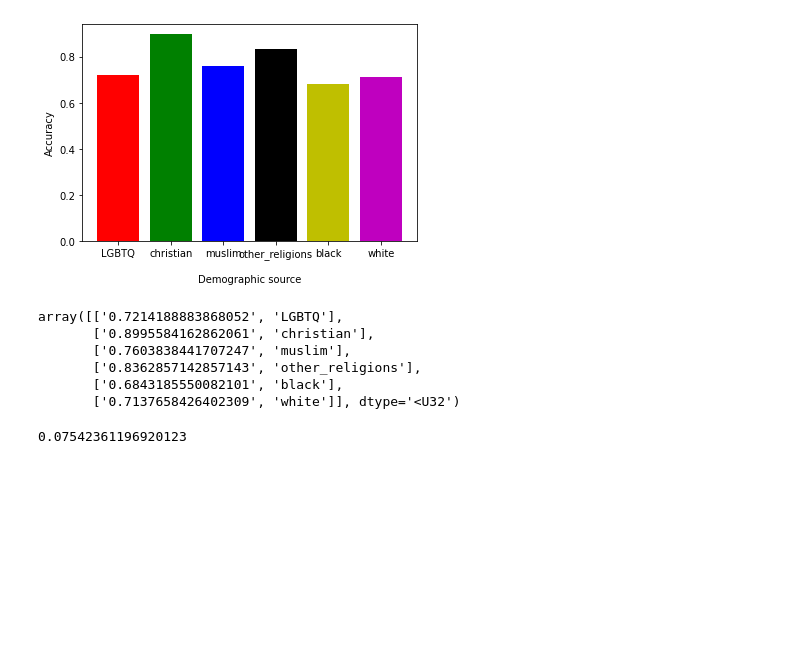
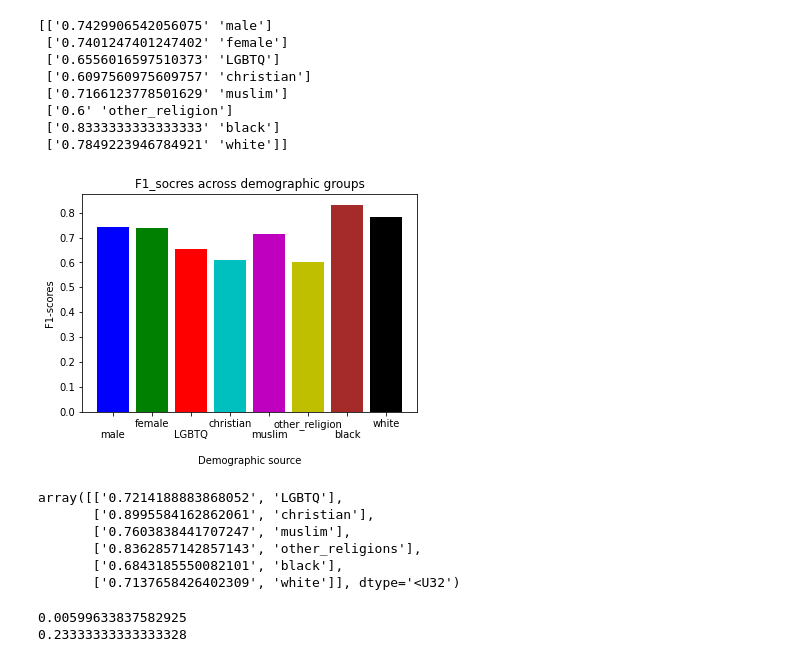
Before and after one commit to ramuld12/bachelorThesis, a Jupyter notebook: Baselines/BaselineClassifier.ipynb, the cells around one changed output. Drawn from its saved outputs; the diff is of its cells as text; code cells hidden in the pictures; blank space fills up the shorter version.

Commit message:
baselines

```diff
--- a/Baselines/BaselineClassifier.ipynb
+++ b/Baselines/BaselineClassifier.ipynb
@@ -13,9 +14,9 @@ def CleanText(text):
     text = np.array(text, dtype="float64")
     return text
 # %%
-df = pd.read_csv("../CSVFiles/all_data_with_identitiesEmbedded.csv")
+df = pd.read_csv("../CSVFiles/small50000DomainDataBertweetEmbedded.csv")
 # %%
-df = df.loc[:, ["comment_text", "split", "toxicity", "male", "female", "LGBTQ", "christian", "muslim", "other_religions", "black", "white"]]
+df = df.loc[:, ["comment_text", "split", "toxicity", "male", "female", "LGBTQ", "christian", "muslim", "other_religion", "black", "white"]]
 df['comment_text'] = df['comment_text'].apply(lambda text: CleanText(text))
 
 df['toxicity'] = df['toxicity'].apply(lambda text: np.round(text >= 0.5))
@@ -24,7 +25,7 @@ df['female'] = df['female'].apply(lambda x: np.round(x>=0.5))
 df['LGBTQ'] = df['LGBTQ'].apply(lambda x: np.round(x>=0.5))
 df['christian'] = df['christian'].apply(lambda x: np.round(x>=0.5))
 df['muslim'] = df['muslim'].apply(lambda x: np.round(x>=0.5))
-df['other_religions'] = df['other_religions'].apply(lambda x: np.round(x>=0.5))
+df['other_religion'] = df['other_religion'].apply(lambda x: np.round(x>=0.5))
 df['black'] = df['black'].apply(lambda x: np.round(x>=0.5))
 df['white'] = df['white'].apply(lambda x: np.round(x>=0.5))
 # %%
@@ -133,11 +144,10 @@ class AdalineGD():
         return self
 # %%
-model = AdalineGD(learning_rate = 0.0001, n_iter = 1000)
+model = AdalineGD(learning_rate = 0.1, n_iter = 5000)
 
 model.fit(X_train, Y_train, X_val, Y_val)
 
 predictions = model.predict(X_test)
-
 Y_test = np.array(Y_test).reshape(len(Y_test), 1)
 
 model.CheckAccuracy(predictions, Y_test)
@@ -156,16 +185,34 @@ Iteration  900  Done
 # %%
 forBarPlot = model.PredictTestSetDemographic(test_data)
+print(forBarPlot)
 plt.figure()
+
 x = forBarPlot[:,1]
+for i in range(len(x)):
+    if i%2 == 0:
+        x[i] = "\n"+x[i]
+
 y = np.array(forBarPlot[:,0].astype(float))
+
 x_pos = [i for i, _ in enumerate(x)]
-plt.bar(x_pos, y, color='rgbkymc')
+
+plt.bar(x_pos, y, color=['b', 'g', 'r', 'c', 'm', 'y', 'brown', 'k'])
+plt.title('F1_socres across demographic groups')
 plt.xlabel("\nDemographic source")
-plt.ylabel("Accuracy")
+plt.ylabel("F1-scores")
 plt.xticks(x_pos, x)
+plt.savefig('FinalF1BaselineClassifier')
 plt.show()
 # %% [output]
+[['0.7429906542056075' 'male']
+ ['0.7401247401247402' 'female']
+ ['0.6556016597510373' 'LGBTQ']
+ ['0.6097560975609757' 'christian']
+ ['0.7166123778501629' 'muslim']
+ ['0.6' 'other_religion']
+ ['0.8333333333333333' 'black']
+ ['0.7849223946784921' 'white']]
-[figure, old version]
+[figure, new version]
 # %%
 forBarPlot
 # %% [output]
@@ -175,10 +222,12 @@ array([['0.7214188883868052', 'LGBTQ'],
        ['0.8362857142857143', 'other_religions'],
        ['0.6843185550082101', 'black'],
        ['0.7137658426402309', 'white']], dtype='<U32')
-# %%
-np.std(forBarPlot[:,0].astype(float))
-# %% [output]
-0.07542361196920123
+# %%
+print(np.var(forBarPlot[:,0].astype(float)))
+print(np.max(forBarPlot[:,0].astype(float)) - np.min(forBarPlot[:,0].astype(float)))
+# %% [output]
+0.00599633837582925
+0.23333333333333328
 # %%
 print("Antal toxic i predictions: ", sum(predictions))
 print("Antal toxic i test set: ", sum(Y_test))
```
Also changed, not shown: parts of 5 cells of this notebook, 3 other files.
